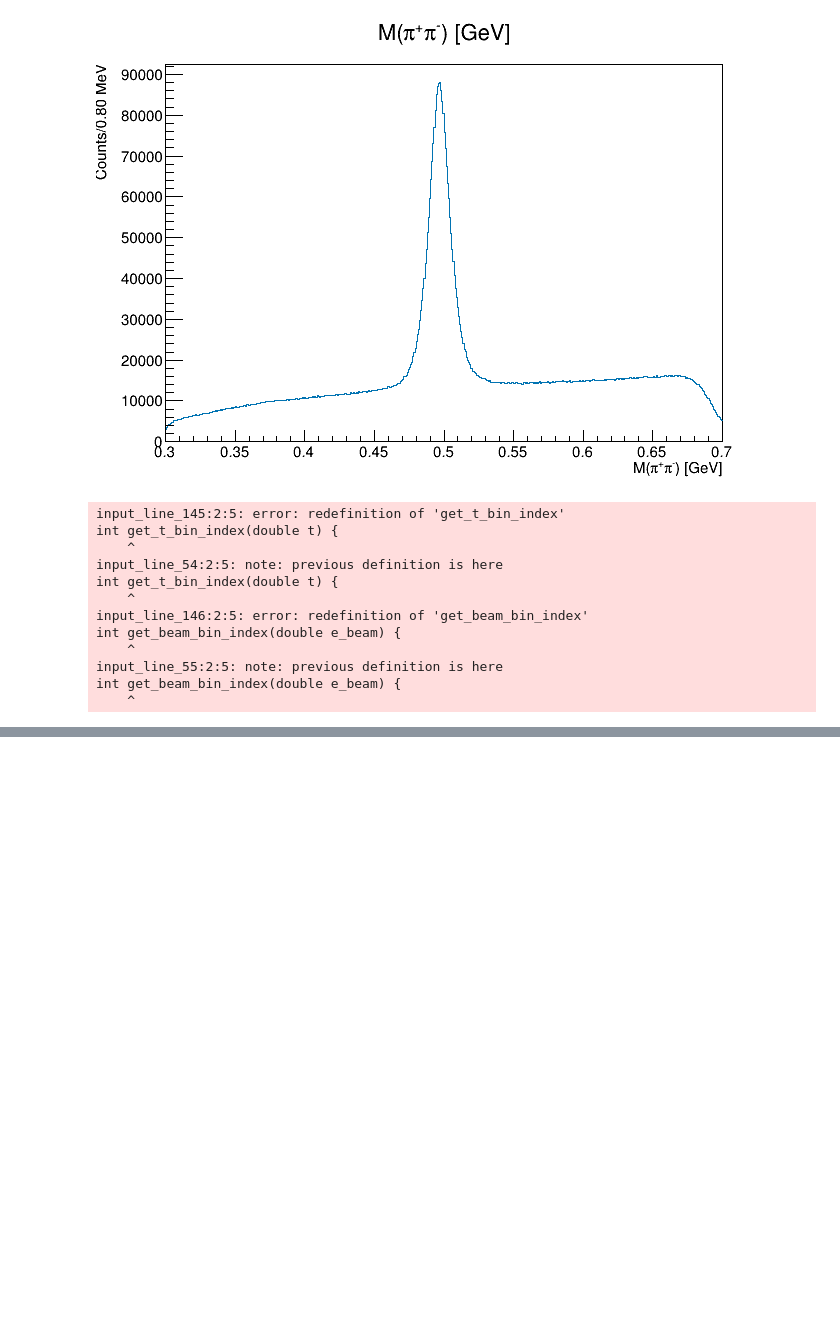
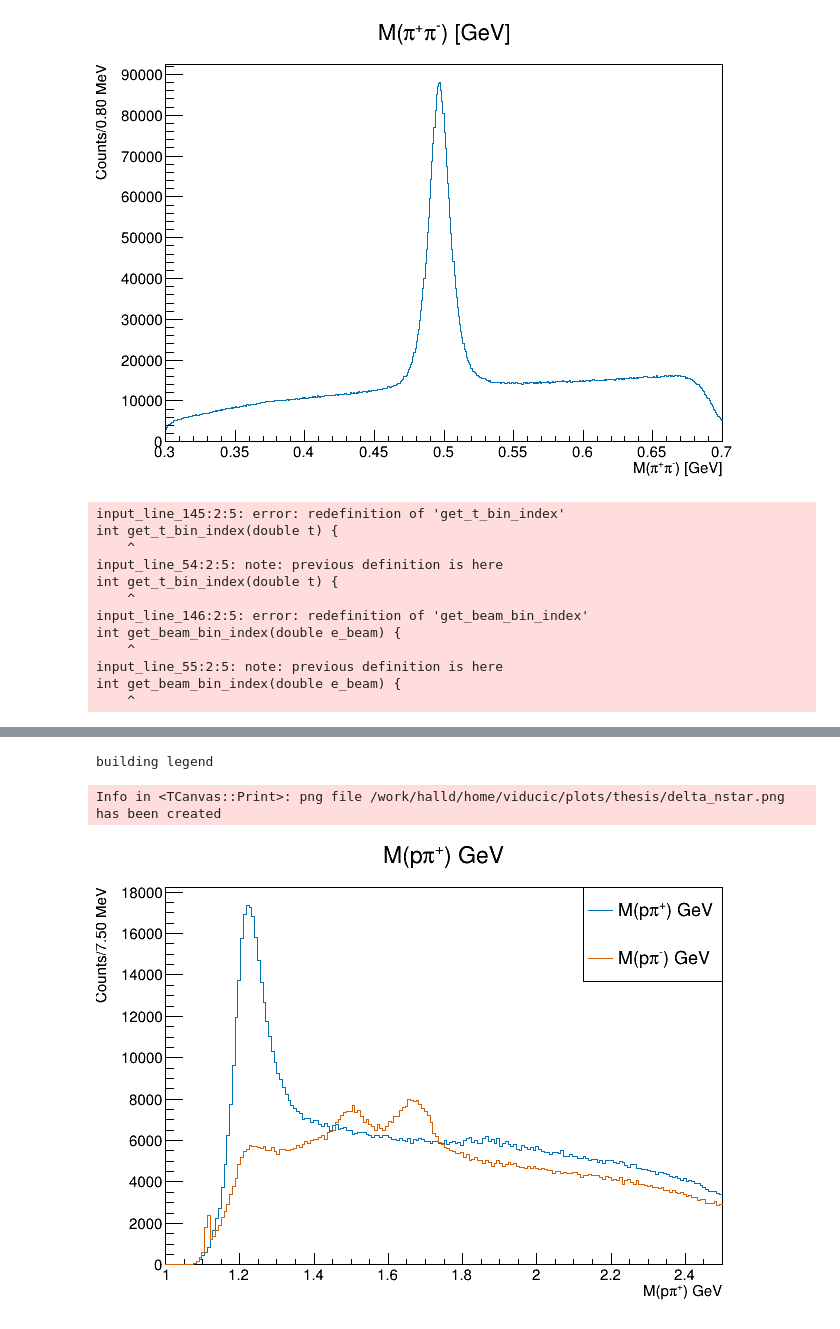
Before and after one commit to tylerviducic/gluex, a Jupyter notebook: scripts/plotting/thesis_plotter.ipynb, the cells around one changed output, grey strips where cells are left out. Cells and saved outputs as stored; diff of their text form; code cells hidden in the pictures; blank space fills up the shorter version.

Commit message:
plotted baryons

```diff
--- a/scripts/plotting/thesis_plotter.ipynb
+++ b/scripts/plotting/thesis_plotter.ipynb
@@ -102,0 +113,2 @@ Info in <TCanvas::Print>: png file /work/halld/home/viducic/plots/thesis/tmand_b
+# %%
+hist_delta, hist_nstar = plotter.plot_baryons()
@@ -102,0 +133,11 @@ Info in <TCanvas::Print>: png file /work/halld/home/viducic/plots/thesis/tmand_b
+# %%
+legend = plotter.build_legend([hist_delta, hist_nstar])
+hist_delta.Draw()
+hist_nstar.Draw('same')
+legend.Draw()
+c.Draw()
+plotter.save_plot(c, 'delta_nstar')
+# %% [output]
+building legend
+Info in <TCanvas::Print>: png file /work/halld/home/viducic/plots/thesis/delta_nstar.png has been created
+[figure, added]
```
Also changed, not shown: parts of 8 cells of this notebook, 1 other file.
